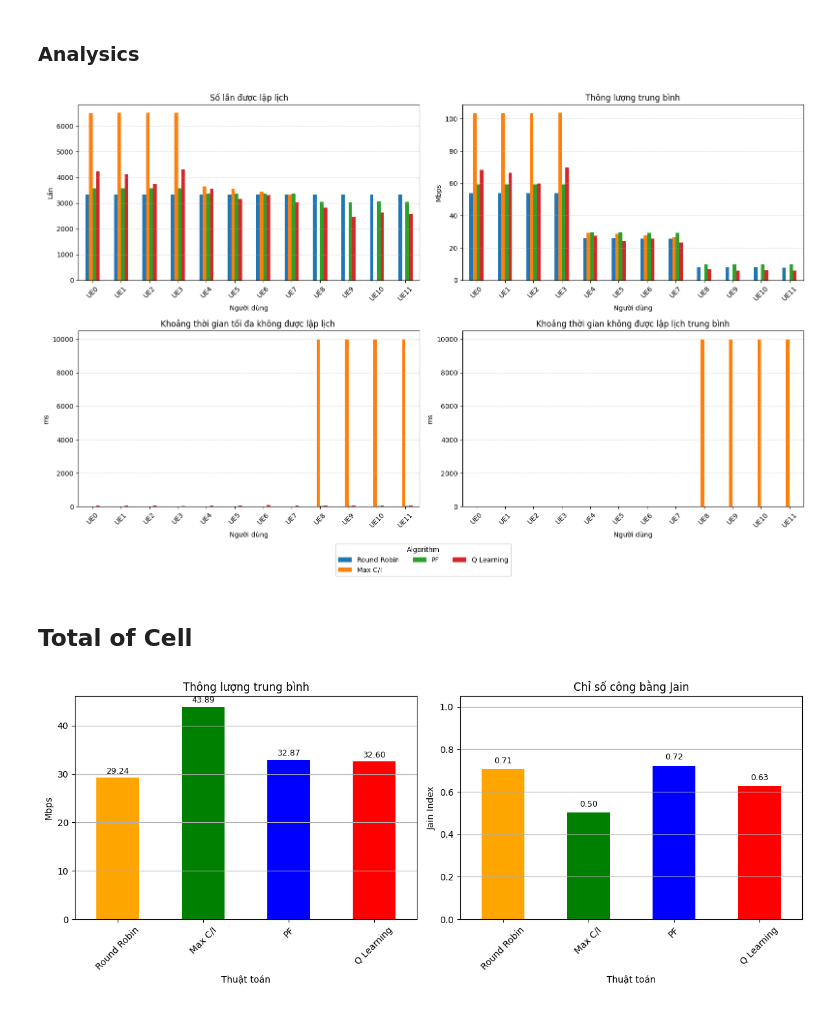
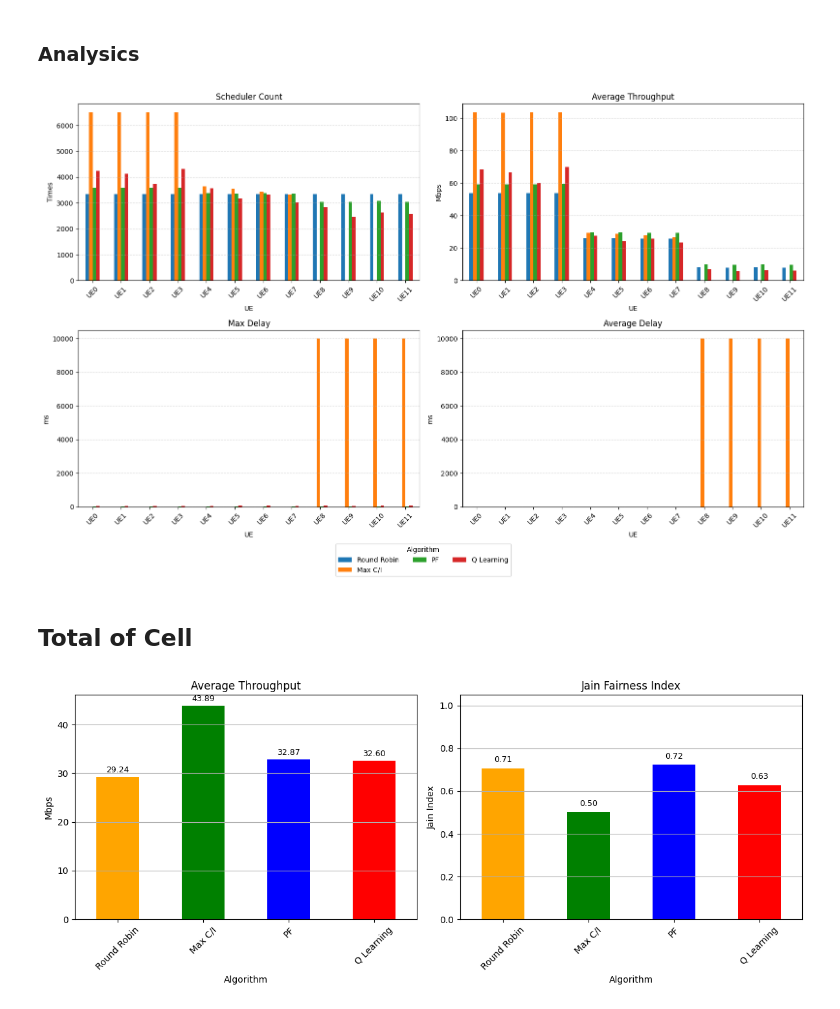
Before and after one commit to lephamcong/CapstoneProject, a Jupyter notebook: Simulation/result/resultAnalysis_v1.ipynb, the cells around one changed output. Saved outputs shown, nothing was run; the diff lists cells and outputs as text; code cells hidden in the pictures.

```diff
--- a/Simulation/result/resultAnalysis_v1.ipynb
+++ b/Simulation/result/resultAnalysis_v1.ipynb
@@ -521,49 +521,49 @@ fig, axes = plt.subplots(2, 2, figsize=(16, 10))  # Tạo 2x2 subplot grid
 
 # Biểu đồ 1: Scheduler Count
 scheduler_count_DF3.plot(kind='bar', ax=axes[0, 0])
-axes[0, 0].set_title("Số lần được lập lịch")
-axes[0, 0].set_ylabel("Lần")
-axes[0, 0].set_xlabel("Người dùng")
+axes[0, 0].set_title("Scheduler Count")
+axes[0, 0].set_ylabel("Times")
+axes[0, 0].set_xlabel("UE")
 axes[0, 0].tick_params(axis='x', rotation=45)
 axes[0, 0].grid(axis='y', linestyle='--', alpha=0.5)
 
 # Biểu đồ 2: Average Throughput
 avg_throughput_DF3.plot(kind='bar', ax=axes[0, 1])
-axes[0, 1].set_title("Thông lượng trung bình")
+axes[0, 1].set_title("Average Throughput")
 axes[0, 1].set_ylabel("Mbps")
-axes[0, 1].set_xlabel("Người dùng")
+axes[0, 1].set_xlabel("UE")
 axes[0, 1].tick_params(axis='x', rotation=45)
 axes[0, 1].grid(axis='y', linestyle='--', alpha=0.5)
 
 # Biểu đồ 3: Max Delay
 max_delay_DF3.plot(kind='bar', ax=axes[1, 0])
-axes[1, 0].set_title("Khoảng thời gian tối đa không được lập lịch ")
+axes[1, 0].set_title("Max Delay")
 axes[1, 0].set_ylabel("ms")
-axes[1, 0].set_xlabel("Người dùng")
+axes[1, 0].set_xlabel("UE")
 axes[1, 0].tick_params(axis='x', rotation=45)
 axes[1, 0].grid(axis='y', linestyle='--', alpha=0.5)
 
 # Biểu đồ 4: Average Delay
 avg_delay_DF3.plot(kind='bar', ax=axes[1, 1])
-axes[1, 1].set_title("Khoảng thời gian không được lập lịch trung bình")
+axes[1, 1].set_title("Average Delay")
 axes[1, 1].set_ylabel("ms")
-axes[1, 1].set_xlabel("Người dùng")
+axes[1, 1].set_xlabel("UE")
 axes[1, 1].tick_params(axis='x', rotation=45)
 axes[1, 1].grid(axis='y', linestyle='--', alpha=0.5)
 
 # Xoá legend từng subplot
 for ax in axes.flat:
     ax.legend().set_visible(False)
 
 # Thêm legend chung ở dưới
 handles, labels = axes[0, 0].get_legend_handles_labels()
 fig.legend(handles, labels, title="Algorithm", loc='lower center', bbox_to_anchor=(0.5, -0.02), ncol=3)
 
 # Chừa khoảng bên dưới cho legend
 plt.tight_layout(rect=[0, 0.05, 1, 1])
 plt.show()
 # %% [output]
-[figure, old version]
+[figure, new version]
 # %% [markdown]
 ## Total of Cell
 # %%
@@ -573,9 +573,9 @@ fig, axes = plt.subplots(1, 2, figsize=(12, 5))
 
 # === Throughput ===
 bars1 = total_throughput_DF1.iloc[0].plot(kind='bar', ax=axes[0], color=['orange', 'green', 'blue', 'red'])
-axes[0].set_title('Thông lượng trung bình')
+axes[0].set_title('Average Throughput')
 axes[0].set_ylabel('Mbps')
-axes[0].set_xlabel('Thuật toán')
+axes[0].set_xlabel('Algorithm')
 axes[0].set_xticklabels(algorithms, rotation=45)
 axes[0].grid(True, axis='y')
 
@@ -587,9 +587,9 @@ for i, bar in enumerate(bars1.patches):
 
 # === Fairness Index ===
 bars2 = total_fairness_DF1.iloc[0].plot(kind='bar', ax=axes[1], color=['orange', 'green', 'blue', 'red'])
-axes[1].set_title('Chỉ số công bằng Jain')
+axes[1].set_title('Jain Fairness Index')
 axes[1].set_ylabel('Jain Index')
-axes[1].set_xlabel('Thuật toán')
+axes[1].set_xlabel('Algorithm')
 axes[1].set_xticklabels(algorithms, rotation=45)
 axes[1].set_ylim(0, 1.05)
 axes[1].grid(True, axis='y')
@@ -603,4 +603,4 @@ for i, bar in enumerate(bars2.patches):
 plt.tight_layout()
 plt.show()
 # %% [output]
-[figure, old version]
+[figure, new version]
```
